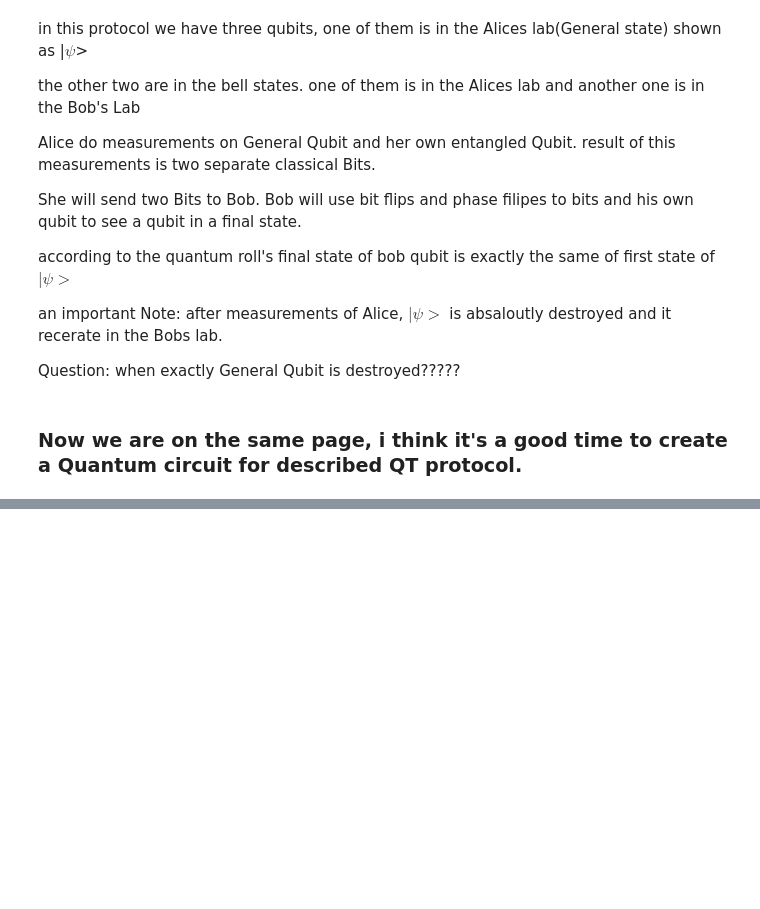
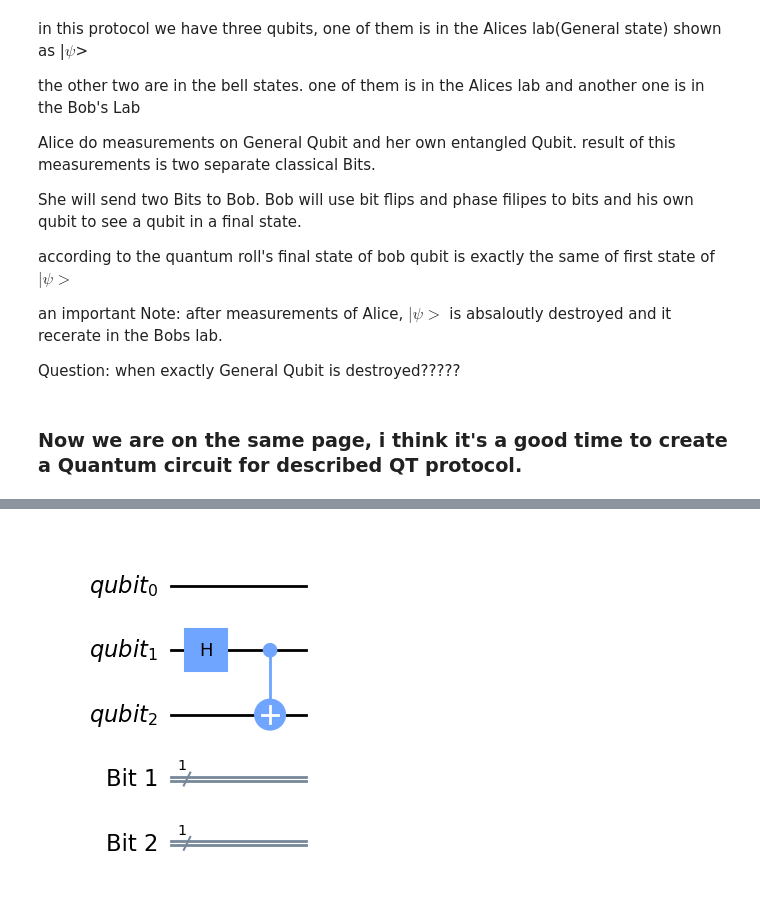
Before and after one commit to saeedshiranii/Quantum_Computing, a Jupyter notebook: Quantum Teleport/Teleport_sending bit.ipynb, the cells around one changed output, grey strips where cells are left out. Drawn from its saved outputs; the diff is of its cells as text; code cells hidden in the pictures; blank space fills up the shorter version.

```diff
--- a/Quantum Teleport/Teleport_sending bit.ipynb
+++ b/Quantum Teleport/Teleport_sending bit.ipynb
@@ -27,0 +45,8 @@ from qiskit import QuantumCircuit, ClassicalRegister, QuantumCircuit
+# %%
+# entangling
+
+main_circuit.h(1) # Applying hadamard on Qubit2
+main_circuit.cx(1, 2) # Applying CNOT gate on Qubit1(as controled) and Qubit2 (as Not)
+main_circuit.draw("mpl")
+# %% [output]
+[figure, added]
```
Also changed, not shown: parts of 16 cells of this notebook.
